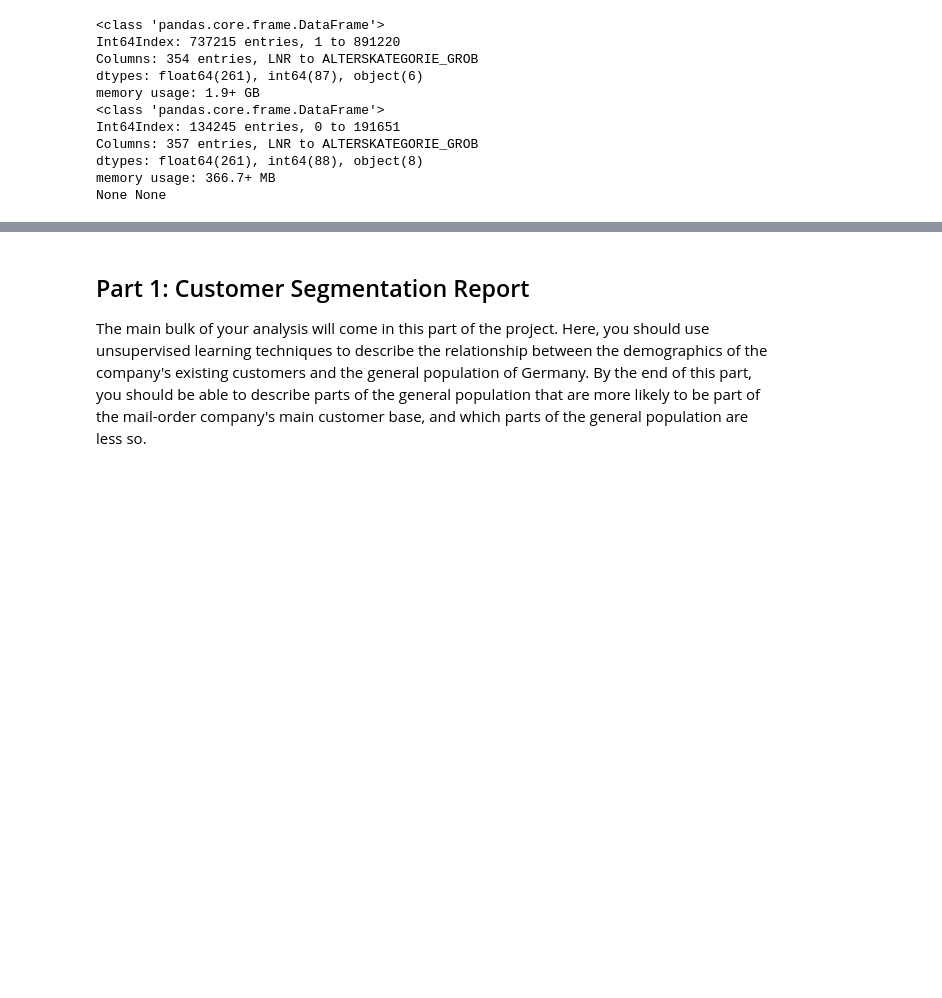
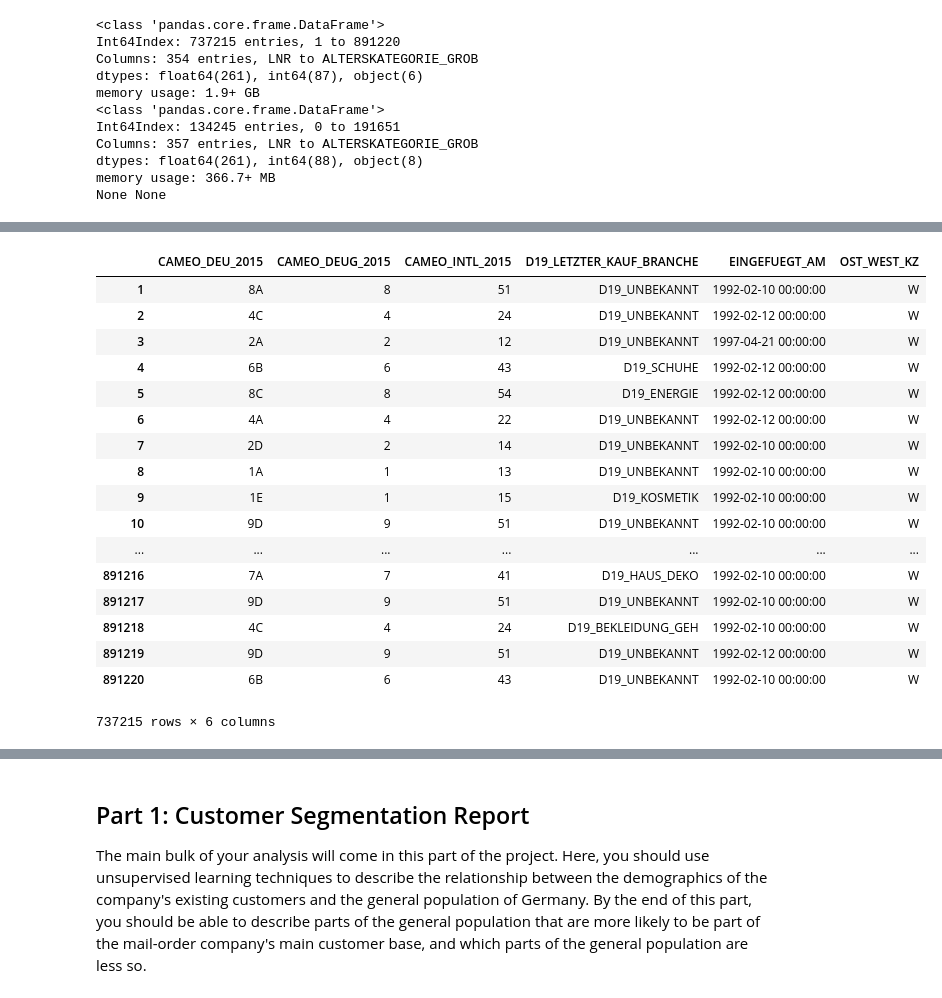
Before and after one commit to xueweiyema/ArvatoProject, a Jupyter notebook: Arvato Project Workbook.ipynb, the cells around one changed output, grey strips where cells are left out. Cells and saved outputs as stored; diff of their text form; code cells hidden in the pictures; blank space fills up the shorter version.

```diff
--- a/Arvato Project Workbook.ipynb
+++ b/Arvato Project Workbook.ipynb
@@ -240,0 +222,2 @@ Index(['ALTERSKATEGORIE_FEIN', 'ANZ_HH_TITEL', 'ARBEIT', 'BALLRAUM',
+# %%
+fillna_cols=azdias.isnull().any()[azdias.isnull().any()==True].index.tolist()
@@ -240,0 +228,3 @@ Index(['ALTERSKATEGORIE_FEIN', 'ANZ_HH_TITEL', 'ARBEIT', 'BALLRAUM',
+# %%
+for l in fillna_cols:
+    azdias[l]=azdias[l].fillna(value=azdias[l].mode().iloc[0])
@@ -247,3 +240 @@ def fillNanWithMode(df):
     return df
-# %%
-azdias['ALTERSKATEGORIE_FEIN']=azdias['ALTERSKATEGORIE_FEIN'].fillna(azdias['ALTERSKATEGORIE_FEIN'].mode)
@@ -292,0 +282,21 @@ Index(['ANZ_HH_TITEL', 'ARBEIT', 'BALLRAUM', 'CAMEO_DEU_2015',
+# %%
+ azdias.select_dtypes(include=['object'])
+# %% [output]
+|  | CAMEO_DEU_2015 | CAMEO_DEUG_2015 | CAMEO_INTL_2015 | D19_LETZTER_KAUF_BRANCHE | EINGEFUEGT_AM | OST_WEST_KZ |
+| 1 | 8A | 8 | 51 | D19_UNBEKANNT | 1992-02-10 00:00:00 | W |
+| 2 | 4C | 4 | 24 | D19_UNBEKANNT | 1992-02-12 00:00:00 | W |
+| 3 | 2A | 2 | 12 | D19_UNBEKANNT | 1997-04-21 00:00:00 | W |
+| 4 | 6B | 6 | 43 | D19_SCHUHE | 1992-02-12 00:00:00 | W |
+| 5 | 8C | 8 | 54 | D19_ENERGIE | 1992-02-12 00:00:00 | W |
+| 6 | 4A | 4 | 22 | D19_UNBEKANNT | 1992-02-12 00:00:00 | W |
+| 7 | 2D | 2 | 14 | D19_UNBEKANNT | 1992-02-10 00:00:00 | W |
+| 8 | 1A | 1 | 13 | D19_UNBEKANNT | 1992-02-10 00:00:00 | W |
+| 9 | 1E | 1 | 15 | D19_KOSMETIK | 1992-02-10 00:00:00 | W |
+| 10 | 9D | 9 | 51 | D19_UNBEKANNT | 1992-02-10 00:00:00 | W |
+| ... | ... | ... | ... | ... | ... | ... |
+| 891216 | 7A | 7 | 41 | D19_HAUS_DEKO | 1992-02-10 00:00:00 | W |
+| 891217 | 9D | 9 | 51 | D19_UNBEKANNT | 1992-02-10 00:00:00 | W |
+| 891218 | 4C | 4 | 24 | D19_BEKLEIDUNG_GEH | 1992-02-10 00:00:00 | W |
+| 891219 | 9D | 9 | 51 | D19_UNBEKANNT | 1992-02-12 00:00:00 | W |
+| 891220 | 6B | 6 | 43 | D19_UNBEKANNT | 1992-02-10 00:00:00 | W |
+737215 rows × 6 columns
```
Also changed, not shown: parts of 13 cells of this notebook.
